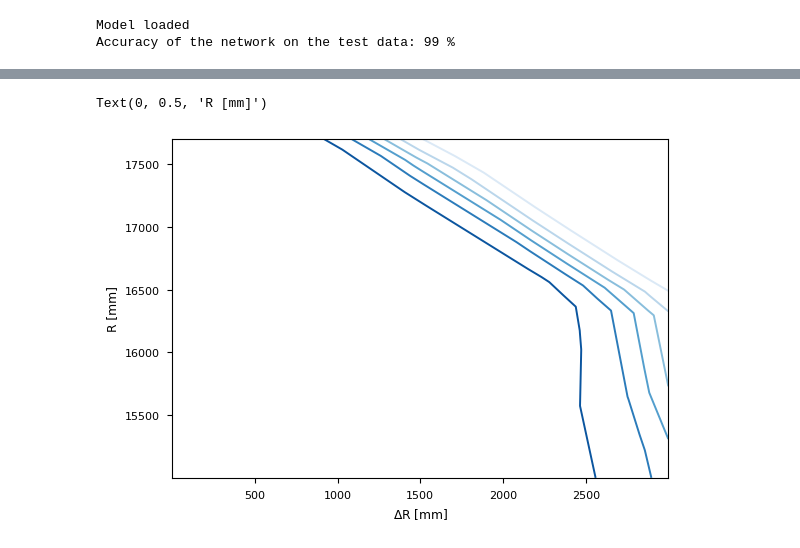
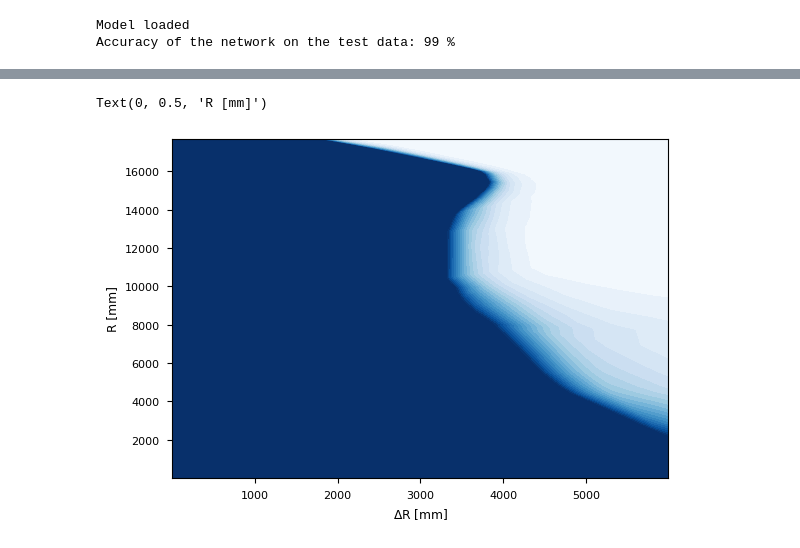
Before and after one commit to Fabiocufino/CloudVenetoCode, a Jupyter notebook: Analysis_CV/BKG_UNcorrelated/PyTorch.ipynb, the cells around one changed output, grey strips where cells are left out. Drawn from its saved outputs; the diff is of its cells as text; code cells hidden in the pictures.

```diff
--- a/Analysis_CV/BKG_UNcorrelated/PyTorch.ipynb
+++ b/Analysis_CV/BKG_UNcorrelated/PyTorch.ipynb
@@ -9,7 +9,7 @@ import pandas as pd
 plt.style.use('seaborn-v0_8-paper')
 plt.rcParams["patch.force_edgecolor"] = True
 # %%
-all_feature = pd.read_csv("../../../../mnt/fcufino/all_features.csv")
+all_feature = pd.read_csv("/mnt/fcufino/all_features.csv")
 # %% [markdown]
 # Balancing the dataset
 # %%
@@ -57,6 +57,7 @@ X = all_feature.drop(columns_to_exclude, axis=1)
 Y = all_feature['Label']
 
 X_train, X_test, y_train, y_test = train_test_split(X, Y, test_size=.2)
+X_train, X_validation, y_train, y_validation = train_test_split(X_train, y_train, test_size=.1)
 # %% [markdown]
 ## PyTorch Neural Network
 # %%
@@ -91,14 +92,17 @@ from sklearn import preprocessing
 scaler = preprocessing.StandardScaler().fit(X_train)
 X_train_normed = scaler.transform(X_train)
 X_test_normed = scaler.transform(X_test)
+X_validation_normed = scaler.transform(X_validation)
 
 # Creare i set di dati personalizzati
 train_dataset = CustomDataset(torch.from_numpy(X_train_normed).float(), torch.from_numpy(y_train.values).long())
 test_dataset = CustomDataset(torch.from_numpy(X_test_normed).float(), torch.from_numpy(y_test.values).long())
+validation_dataset = CustomDataset(torch.from_numpy(X_validation_normed).float(), torch.from_numpy(y_validation.values).long())
 
 # Creare i DataLoader
-train_loader = DataLoader(train_dataset, batch_size=32, shuffle=True)
-test_loader = DataLoader(test_dataset, batch_size=32, shuffle=False)
+train_loader = DataLoader(train_dataset, batch_size=256, shuffle=True)
+test_loader = DataLoader(test_dataset, batch_size=256, shuffle=False)
+validation_loader = DataLoader(validation_dataset, batch_size=256, shuffle=True)
 # %%
 import os
 from tqdm import tqdm
@@ -212,32 +390,32 @@ Text(0, 0.5, '$\\Delta$t [ns]')
 # %%
 to_plot = pd.DataFrame()
 
-dr_array = np.linspace(0, 3000, 1000)
-R_array = np.linspace(15000, 17700, 1000)
+dr_array = np.linspace(0, 6000, 1000)
+R_array = np.linspace(0, 17700, 1000)
 
 dr_mesh, R_mesh = np.meshgrid(dr_array, R_array)
 
 elements = len(dr_mesh.flatten())
 to_plot['R_prompt'] = R_mesh.flatten()
 to_plot['R_delayed'] = to_plot['R_prompt']
 to_plot['E_pro'] = 1.*np.ones(elements)
 to_plot['delta_radius'] = dr_mesh.flatten()
 to_plot['E_del'] = 2.2*np.ones(elements)
 to_plot['delta_time'] = 220e3
 to_plot = to_plot[X.columns]
 to_plot = scaler.transform(to_plot)
 
 
 #utilizza net per fare previsione sui dati contenuti in to_plot.
 to_plot_tensor = torch.tensor(to_plot, dtype=torch.float32).to('cpu')
 probs = net(to_plot_tensor.to('cuda:0')).to('cpu')
 probs_normed = nnf.softmax(probs, dim=1).to('cpu')
 probs_normed = probs_normed[:, 1].reshape(dr_mesh.shape)
 
-plt.contour(probs_normed.detach().numpy(), cmap = 'Blues', origin = 'lower', extent = (dr_mesh.min(), dr_mesh.max(), R_mesh.min(), R_mesh.max()), aspect = 'auto')
+plt.contourf(probs_normed.detach().numpy(), cmap = 'Blues', origin = 'lower', extent = (dr_mesh.min(), dr_mesh.max(), R_mesh.min(), R_mesh.max()), aspect = 'auto', vmin = 0., vmax=0.1, levels = 200)
 
 plt.xlabel(r'$\Delta$R [mm]')
 plt.ylabel(r'R [mm]')
 # %% [output]
 Text(0, 0.5, 'R [mm]')
-[figure, old version]
+[figure, new version]
```
Also changed, not shown: parts of 20 cells of this notebook, 9 other files.
